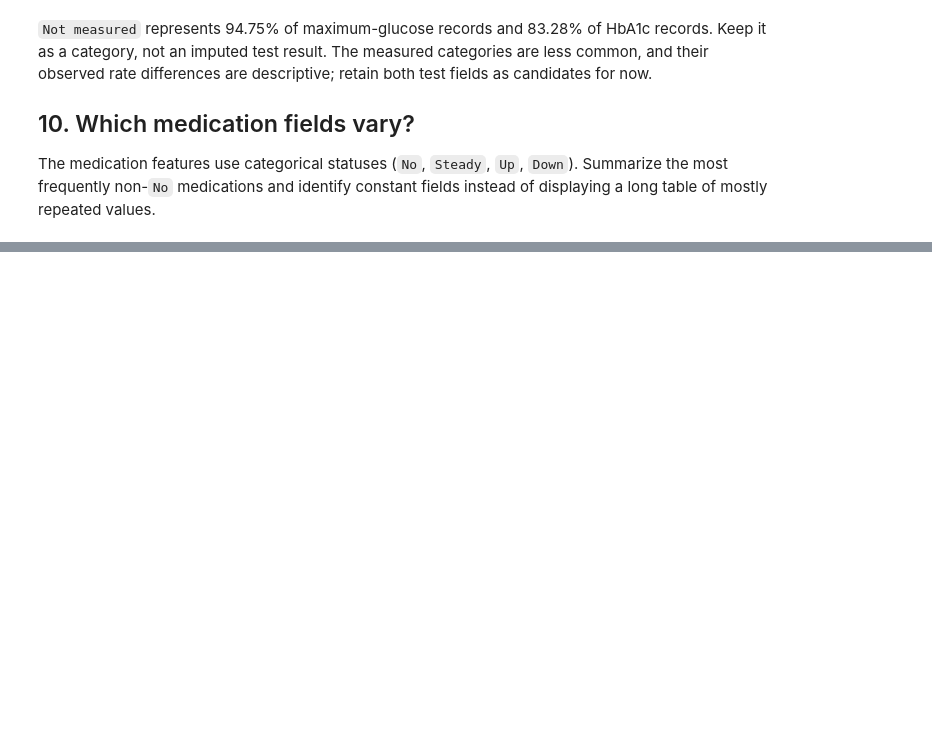
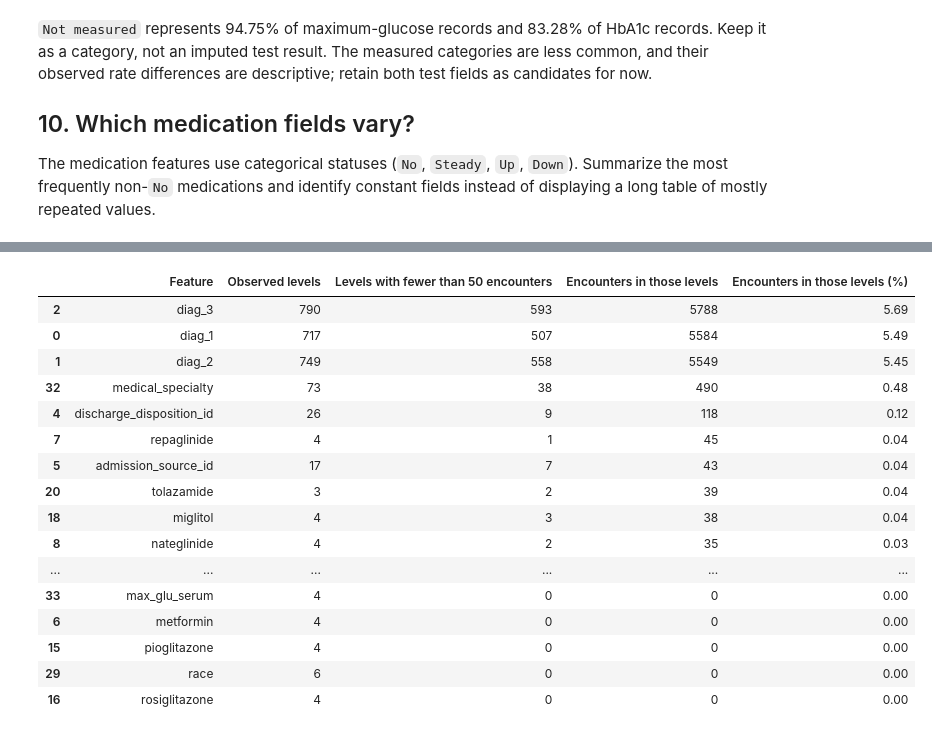
Before and after one commit to diallothierno0223/ml_project_esilv, a Jupyter notebook: src/ml_project_esilv/ML_project.ipynb, the cells around one changed output, grey strips where cells are left out. Saved outputs shown, nothing was run; the diff lists cells and outputs as text; code cells hidden in the pictures; blank space fills up the shorter version.

```diff
--- a/src/ml_project_esilv/ML_project.ipynb
+++ b/src/ml_project_esilv/ML_project.ipynb
@@ -771,0 +854,16 @@ plt.close(fig)
+# %%
+early_flag = raw_df["readmitted"].eq("<30")
+missingness_rows = []
+for variable in ["payer_code", "medical_specialty"]:
+    groups = pd.DataFrame({"status": raw_df[variable].eq("?").map({True: "Unknown (?)", False: "Recorded"}), "early": early_flag})
+    summary = groups.groupby("status")["early"].agg(encounters="size", early_readmissions="sum")
+    summary["early_rate_pct"] = summary["early_readmissions"].div(summary["encounters"]).mul(100)
+    summary.insert(0, "variable", variable)
+    missingness_rows.append(summary.reset_index())
+display(pd.concat(missingness_rows, ignore_index=True).round(2))
+
+race_summary = pd.DataFrame({"race": raw_df["race"], "early": early_flag}).groupby("race")["early"].agg(
+    encounters="size", early_readmissions="sum"
+)
+race_summary["early_rate_pct"] = race_summary["early_readmissions"].div(race_summary["encounters"]).mul(100)
+display(race_summary.sort_values("encounters", ascending=False).round(2))
@@ -772 +890,39 @@ plt.close(fig)
+# %%
+categorical_features = diagnosis_variables + id_variables + medication_variables + [
+    "race", "gender", "payer_code", "medical_specialty", "max_glu_serum", "A1Cresult",
+    "change", "diabetesMed",
+]
+rare_rows = []
+for variable in categorical_features:
+    counts = raw_df[variable].value_counts(dropna=False)
+    rare = counts[counts < 50]
+    rare_rows.append({
+        "Feature": variable,
+        "Observed levels": len(counts),
+        "Levels with fewer than 50 encounters": len(rare),
+        "Encounters in those levels": int(rare.sum()),
+        "Encounters in those levels (%)": 100 * rare.sum() / len(raw_df),
+    })
+rare_profile = pd.DataFrame(rare_rows).sort_values(
+    ["Encounters in those levels", "Feature"], ascending=[False, True]
+)
+display(rare_profile.round(2))
+# %% [output]
+|  | Feature | Observed levels | Levels with fewer than 50 encounters | Encounters in those levels | Encounters in those levels (%) |
+| 2 | diag_3 | 790 | 593 | 5788 | 5.69 |
+| 0 | diag_1 | 717 | 507 | 5584 | 5.49 |
+| 1 | diag_2 | 749 | 558 | 5549 | 5.45 |
+| 32 | medical_specialty | 73 | 38 | 490 | 0.48 |
+| 4 | discharge_disposition_id | 26 | 9 | 118 | 0.12 |
+| 7 | repaglinide | 4 | 1 | 45 | 0.04 |
+| 5 | admission_source_id | 17 | 7 | 43 | 0.04 |
+| 20 | tolazamide | 3 | 2 | 39 | 0.04 |
+| 18 | miglitol | 4 | 3 | 38 | 0.04 |
+| 8 | nateglinide | 4 | 2 | 35 | 0.03 |
+| ... | ... | ... | ... | ... | ... |
+| 33 | max_glu_serum | 4 | 0 | 0 | 0.00 |
+| 6 | metformin | 4 | 0 | 0 | 0.00 |
+| 15 | pioglitazone | 4 | 0 | 0 | 0.00 |
+| 29 | race | 6 | 0 | 0 | 0.00 |
+| 16 | rosiglitazone | 4 | 0 | 0 | 0.00 |
 # %% [markdown]
```
Also changed, not shown: parts of 15 cells of this notebook.
